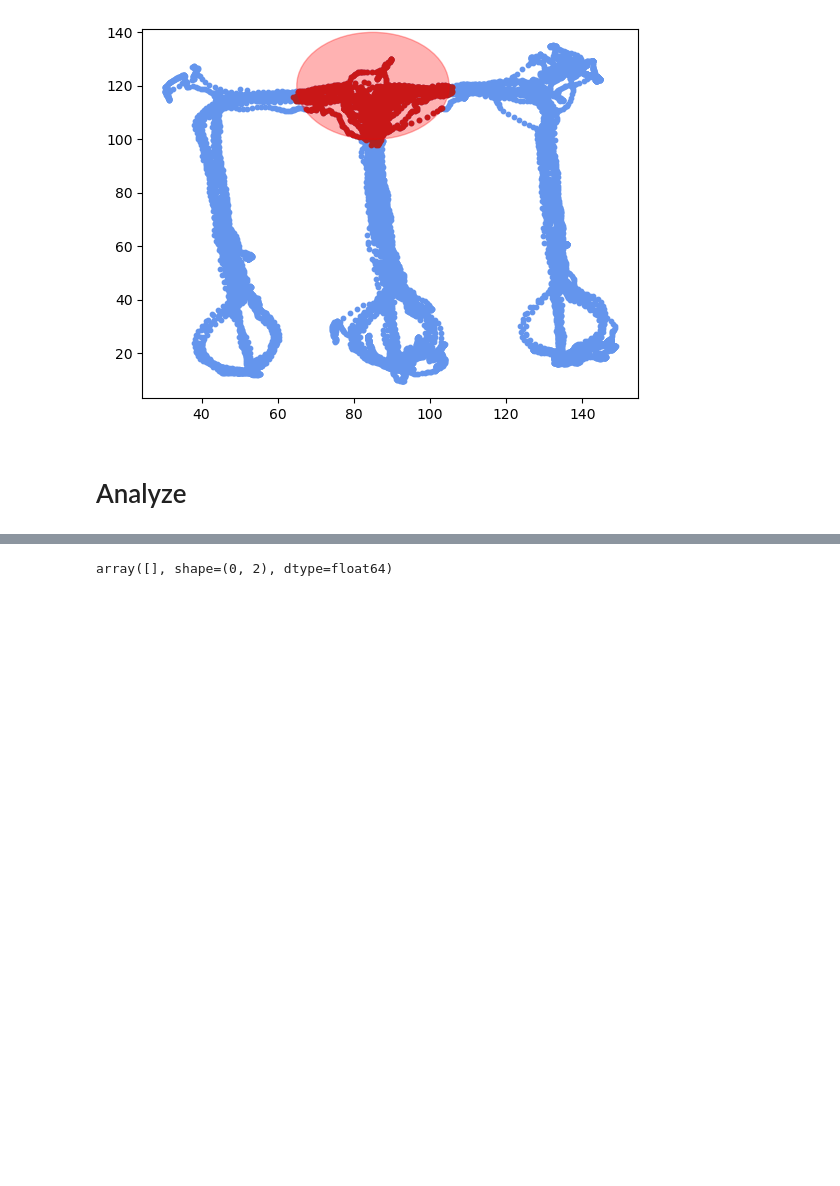
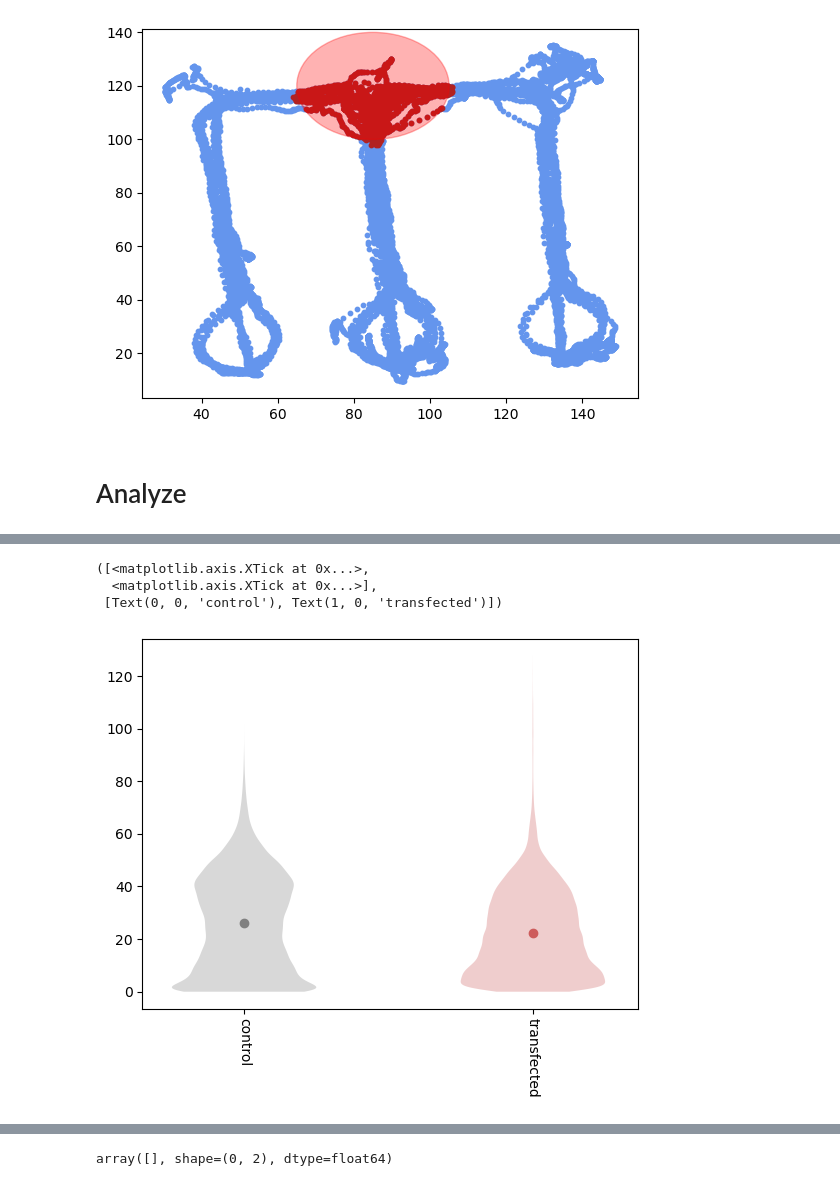
Before and after one commit to LorenFrankLab/ms_stim_analysis, a Jupyter notebook: Position/choice_point_occupancy.ipynb, the cells around one changed output, grey strips where cells are left out. Drawn from its saved outputs; the diff is of its cells as text; code cells hidden in the pictures; blank space fills up the shorter version.

```diff
--- a/Position/choice_point_occupancy.ipynb
+++ b/Position/choice_point_occupancy.ipynb
@@ -162,0 +203,36 @@ datasets: 8
+# %%
+animal_list = animal_style.index
+animal_list = [a for a in animal_list if a not in ["Odins", "control", "transfected"]]
+animal_list = ["control", "transfected"]
+results = {}
+for i, animal in enumerate(animal_list):
+    dataset_key = {"animal": animal, "track_type": "early_wtrack"}
+    dataset = filter_opto_data(dataset_key)
+
+    if not dataset:
+        continue
+    speeds = []
+    for key in dataset.fetch("KEY"):
+        epoch_key = {
+            "nwb_file_name": key["nwb_file_name"],
+            "position_interval_name": key["interval_list_name"],
+        }
+        epoch = ((PositionIntervalMap() & epoch_key) * TaskEpoch()).fetch1("epoch")
+
+        query = PositionOutput().DLCPosV1() & key & {"epoch": epoch}
+        if not query:
+            continue
+        intervals = (LocationTimes() & query).fetch1("intervals")
+
+        pos_df = (DLCPosV1() & query).fetch1_dataframe()
+
+        ind = interval_list_contains_ind(intervals, pos_df.index.values)
+        print(ind.size / pos_df.index.size)
+
+        speeds_i = pos_df.iloc[ind].speed.values
+        speeds_i = speeds_i[~np.isnan(speeds_i)]
+        speeds.extend(speeds_i)
+
+        # break
+    results[animal] = speeds
+    # break
@@ -162,0 +257,12 @@ datasets: 8
+# %%
+for i, (animal, speeds) in enumerate(results.items()):
+    val = speeds
+    # val = np.log10(val)
+    violin_scatter(val, pos=i, color=animal_style.loc[animal, "color"], mark_mean=True)
+# plt.yscale("log")
+plt.xticks(range(len(results)), results.keys(), rotation=-90)
+# %% [output]
+([<matplotlib.axis.XTick at 0x...>,
+  <matplotlib.axis.XTick at 0x...>],
+ [Text(0, 0, 'control'), Text(1, 0, 'transfected')])
+[figure, added]
```
Also changed, not shown: parts of 13 cells of this notebook.
